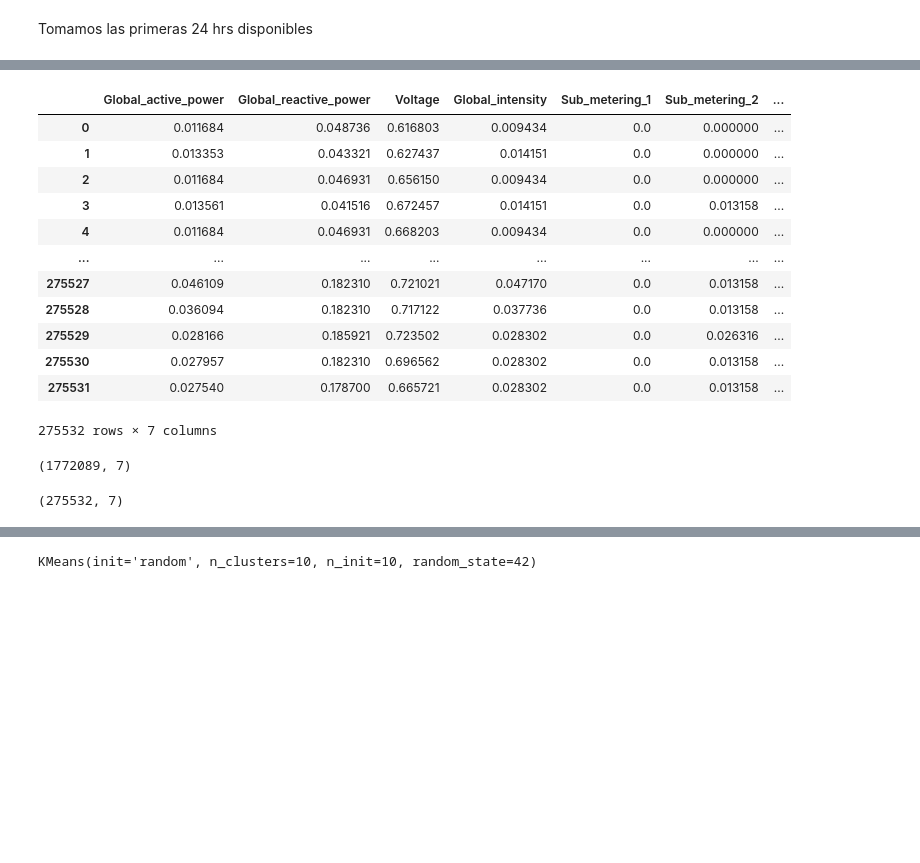
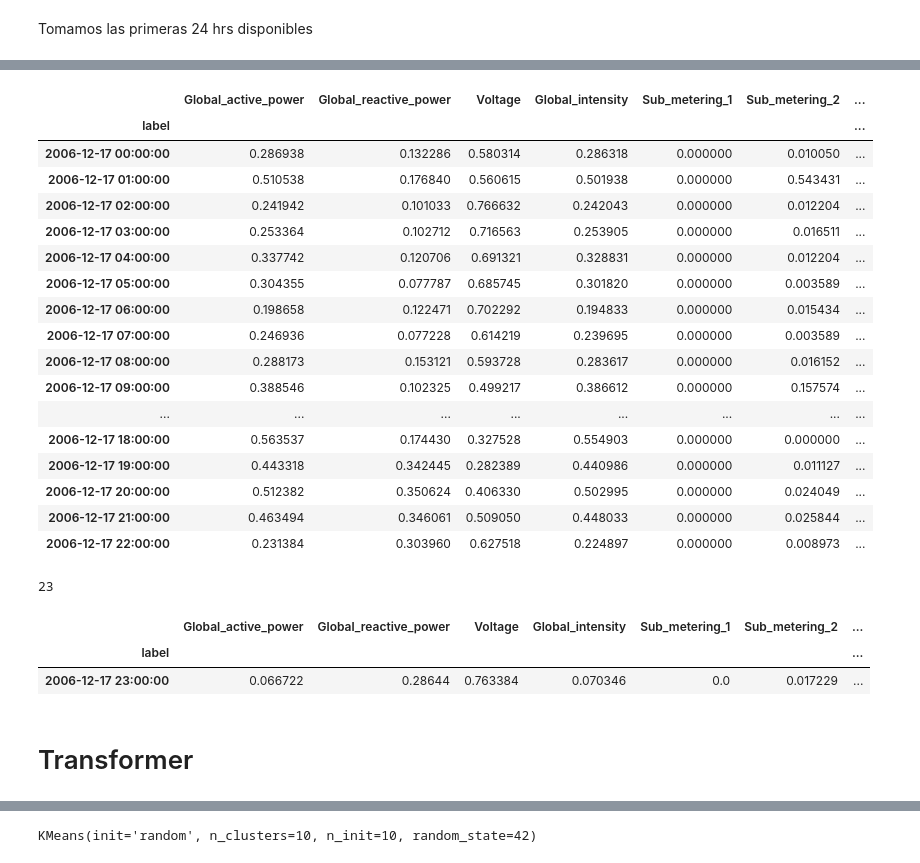
Before and after one commit to AlbertoSolis001/household_preprocessing, a Jupyter notebook: 3_household_power_consumption.ipynb, the cells around one changed output, grey strips where cells are left out. Drawn from its saved outputs; the diff is of its cells as text; code cells hidden in the pictures; blank space fills up the shorter version.

```diff
--- a/3_household_power_consumption.ipynb
+++ b/3_household_power_consumption.ipynb
@@ -349,0 +346,3 @@ voltage_less_than_20
+# %%
+scaler = MinMaxScaler()
+normalized_df = pd.DataFrame(scaler.fit_transform(df_per_hour), columns=df_per_hour.columns)
@@ -349,0 +365,4 @@ voltage_less_than_20
+# %%
+normalized_df['label'] = hourly_dates
+# %%
+normalized_df = normalized_df.set_index('label')
@@ -573,21 +398,0 @@ x_normalized_df
-# %%
-y_normalized_df = pd.DataFrame(y_normalized, columns=y_clean_features.columns)
-y_normalized_df
-# %% [output]
-|  | Global_active_power | Global_reactive_power | Voltage | Global_intensity | Sub_metering_1 | Sub_metering_2 | ... |
-| 0 | 0.011684 | 0.048736 | 0.616803 | 0.009434 | 0.0 | 0.000000 | ... |
-| 1 | 0.013353 | 0.043321 | 0.627437 | 0.014151 | 0.0 | 0.000000 | ... |
-| 2 | 0.011684 | 0.046931 | 0.656150 | 0.009434 | 0.0 | 0.000000 | ... |
-| 3 | 0.013561 | 0.041516 | 0.672457 | 0.014151 | 0.0 | 0.013158 | ... |
-| 4 | 0.011684 | 0.046931 | 0.668203 | 0.009434 | 0.0 | 0.000000 | ... |
-| ... | ... | ... | ... | ... | ... | ... | ... |
-| 275527 | 0.046109 | 0.182310 | 0.721021 | 0.047170 | 0.0 | 0.013158 | ... |
-| 275528 | 0.036094 | 0.182310 | 0.717122 | 0.037736 | 0.0 | 0.013158 | ... |
-| 275529 | 0.028166 | 0.185921 | 0.723502 | 0.028302 | 0.0 | 0.026316 | ... |
-| 275530 | 0.027957 | 0.182310 | 0.696562 | 0.028302 | 0.0 | 0.013158 | ... |
-| 275531 | 0.027540 | 0.178700 | 0.665721 | 0.028302 | 0.0 | 0.013158 | ... |
-275532 rows × 7 columns
-# %%
-x_normalized.shape
-# %% [output]
-(1772089, 7)
@@ -596,4 +399,33 @@ x_normalized.shape
-# %%
-y_normalized.shape
-# %% [output]
-(275532, 7)
+# %%
+x = normalized_df.loc['2006-12-17 00:00:00':'2006-12-17 22:00:00	']
+x
+# %% [output]
+|  | Global_active_power | Global_reactive_power | Voltage | Global_intensity | Sub_metering_1 | Sub_metering_2 | ... |
+| label |  |  |  |  |  |  | ... |
+| 2006-12-17 00:00:00 | 0.286938 | 0.132286 | 0.580314 | 0.286318 | 0.000000 | 0.010050 | ... |
+| 2006-12-17 01:00:00 | 0.510538 | 0.176840 | 0.560615 | 0.501938 | 0.000000 | 0.543431 | ... |
+| 2006-12-17 02:00:00 | 0.241942 | 0.101033 | 0.766632 | 0.242043 | 0.000000 | 0.012204 | ... |
+| 2006-12-17 03:00:00 | 0.253364 | 0.102712 | 0.716563 | 0.253905 | 0.000000 | 0.016511 | ... |
+| 2006-12-17 04:00:00 | 0.337742 | 0.120706 | 0.691321 | 0.328831 | 0.000000 | 0.012204 | ... |
+| 2006-12-17 05:00:00 | 0.304355 | 0.077787 | 0.685745 | 0.301820 | 0.000000 | 0.003589 | ... |
+| 2006-12-17 06:00:00 | 0.198658 | 0.122471 | 0.702292 | 0.194833 | 0.000000 | 0.015434 | ... |
+| 2006-12-17 07:00:00 | 0.246936 | 0.077228 | 0.614219 | 0.239695 | 0.000000 | 0.003589 | ... |
+| 2006-12-17 08:00:00 | 0.288173 | 0.153121 | 0.593728 | 0.283617 | 0.000000 | 0.016152 | ... |
+| 2006-12-17 09:00:00 | 0.388546 | 0.102325 | 0.499217 | 0.386612 | 0.000000 | 0.157574 | ... |
+| ... | ... | ... | ... | ... | ... | ... | ... |
+| 2006-12-17 18:00:00 | 0.563537 | 0.174430 | 0.327528 | 0.554903 | 0.000000 | 0.000000 | ... |
+| 2006-12-17 19:00:00 | 0.443318 | 0.342445 | 0.282389 | 0.440986 | 0.000000 | 0.011127 | ... |
+| 2006-12-17 20:00:00 | 0.512382 | 0.350624 | 0.406330 | 0.502995 | 0.000000 | 0.024049 | ... |
+| 2006-12-17 21:00:00 | 0.463494 | 0.346061 | 0.509050 | 0.448033 | 0.000000 | 0.025844 | ... |
+| 2006-12-17 22:00:00 | 0.231384 | 0.303960 | 0.627518 | 0.224897 | 0.000000 | 0.008973 | ... |
+# %%
+len(x)
+# %% [output]
+23
+# %%
+y = normalized_df.loc[['2006-12-17 23:00:00']]
+y
+# %% [output]
+|  | Global_active_power | Global_reactive_power | Voltage | Global_intensity | Sub_metering_1 | Sub_metering_2 | ... |
+| label |  |  |  |  |  |  | ... |
+| 2006-12-17 23:00:00 | 0.066722 | 0.28644 | 0.763384 | 0.070346 | 0.0 | 0.017229 | ... |
@@ -599,0 +434,2 @@ y_normalized.shape
+# %% [markdown]
+# Transformer
```
Also changed, not shown: parts of 66 cells of this notebook.
